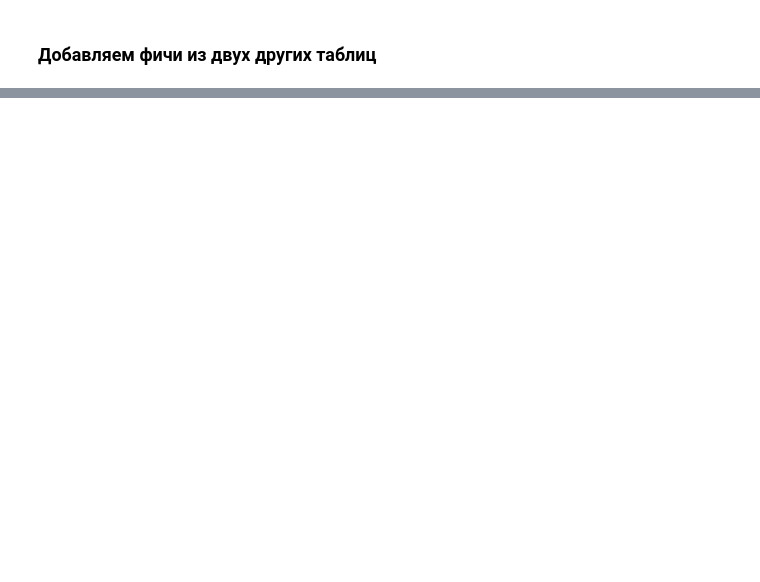
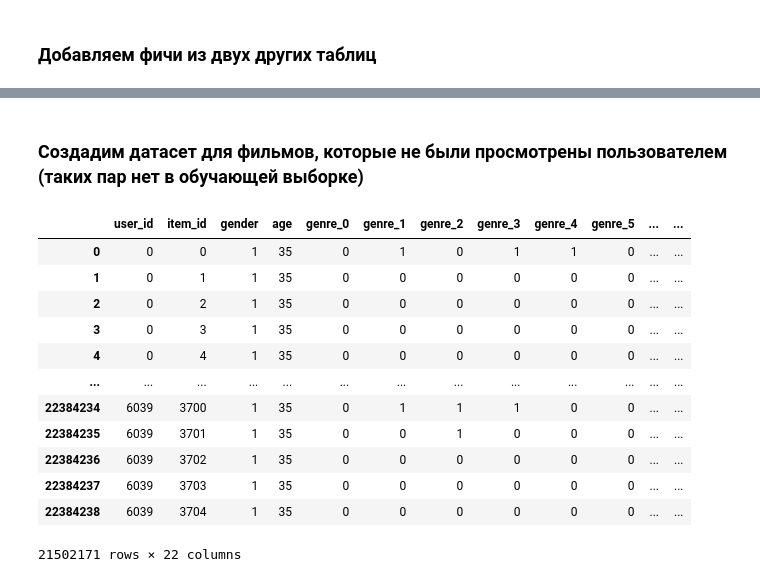
Before and after one commit to akzholba/RecSysCompetition, a Jupyter notebook: explore_data.ipynb, the cells around one changed output, grey strips where cells are left out. Drawn from its saved outputs; the diff is of its cells as text; code cells hidden in the pictures; blank space fills up the shorter version.

Commit message:
Add classifiers and non_seen_film_dataset

```diff
--- a/explore_data.ipynb
+++ b/explore_data.ipynb
@@ -32,3 +61,7 @@ item_features_df.head()
 # %%
+from sklearn.preprocessing import LabelEncoder
+le = LabelEncoder()
+
 user_features_df = pd.read_csv('./data/user_features.csv')
+user_features_df['gender'] = le.fit_transform(user_features_df['gender'])
 user_features_df.head()
@@ -144,0 +256,43 @@ item_similarity = pairwise_distances(data_matrix.T, metric='cosine')
+# %% [markdown]
+### Создадим датасет для фильмов, которые не были просмотрены пользователем (таких пар нет в обучающей выборке)
+# %%
+def create_non_seen_films_dataset(featured_train_df, user_features_df, item_features_df):
+    # Создаем копию featured_train_df, чтобы не изменять оригинальный DataFrame
+    df = featured_train_df.copy()
+
+    # Получаем список всех уникальных пользователей и фильмов
+    unique_users = df["user_id"].unique()
+    unique_items = df["item_id"].unique()
+
+    # Создаем полный DataFrame с всеми возможными комбинациями пользователей и фильмов
+    index = pd.MultiIndex.from_product([unique_users, item_features_df["item_id"]], names=["user_id", "item_id"])
+    non_seen_films_df = pd.DataFrame(index=index).reset_index()
+
+    # Добавляем признаки пользователей
+    non_seen_films_df = non_seen_films_df.merge(user_features_df, on="user_id", how="left")
+
+    # Добавляем признаки фильмов
+    non_seen_films_df = non_seen_films_df.merge(item_features_df, on="item_id", how="left")
+
+    # Оставляем только те пары, которых нет в тренировочном наборе
+    non_seen_films_df = non_seen_films_df[~non_seen_films_df.set_index(["user_id", "item_id"]).index.isin(df.set_index(["user_id", "item_id"]).index)]
+
+    return non_seen_films_df
+# %%
+non_seen_films_df = create_non_seen_films_dataset(featured_train_df, user_features_df, item_features_df)
+# %%
+non_seen_films_df
+# %% [output]
+|  | user_id | item_id | gender | age | genre_0 | genre_1 | genre_2 | genre_3 | genre_4 | genre_5 | ... | ... |
+| 0 | 0 | 0 | 1 | 35 | 0 | 1 | 0 | 1 | 1 | 0 | ... | ... |
+| 1 | 0 | 1 | 1 | 35 | 0 | 0 | 0 | 0 | 0 | 0 | ... | ... |
+| 2 | 0 | 2 | 1 | 35 | 0 | 0 | 0 | 0 | 0 | 0 | ... | ... |
+| 3 | 0 | 3 | 1 | 35 | 0 | 0 | 0 | 0 | 0 | 0 | ... | ... |
+| 4 | 0 | 4 | 1 | 35 | 0 | 0 | 0 | 0 | 0 | 0 | ... | ... |
+| ... | ... | ... | ... | ... | ... | ... | ... | ... | ... | ... | ... | ... |
+| 22384234 | 6039 | 3700 | 1 | 35 | 0 | 1 | 1 | 1 | 0 | 0 | ... | ... |
+| 22384235 | 6039 | 3701 | 1 | 35 | 0 | 0 | 1 | 0 | 0 | 0 | ... | ... |
+| 22384236 | 6039 | 3702 | 1 | 35 | 0 | 0 | 0 | 0 | 0 | 0 | ... | ... |
+| 22384237 | 6039 | 3703 | 1 | 35 | 0 | 0 | 0 | 0 | 0 | 0 | ... | ... |
+| 22384238 | 6039 | 3704 | 1 | 35 | 0 | 0 | 0 | 0 | 0 | 0 | ... | ... |
+21502171 rows × 22 columns
```
Also changed, not shown: parts of 19 cells of this notebook.
